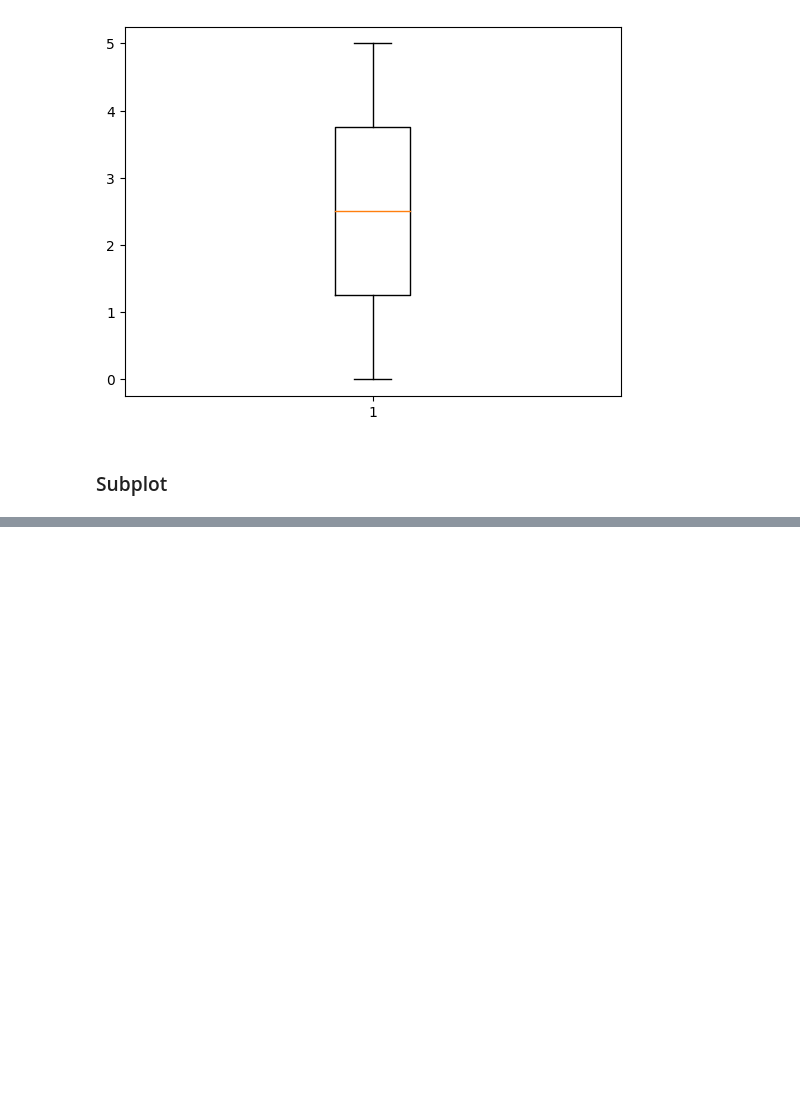
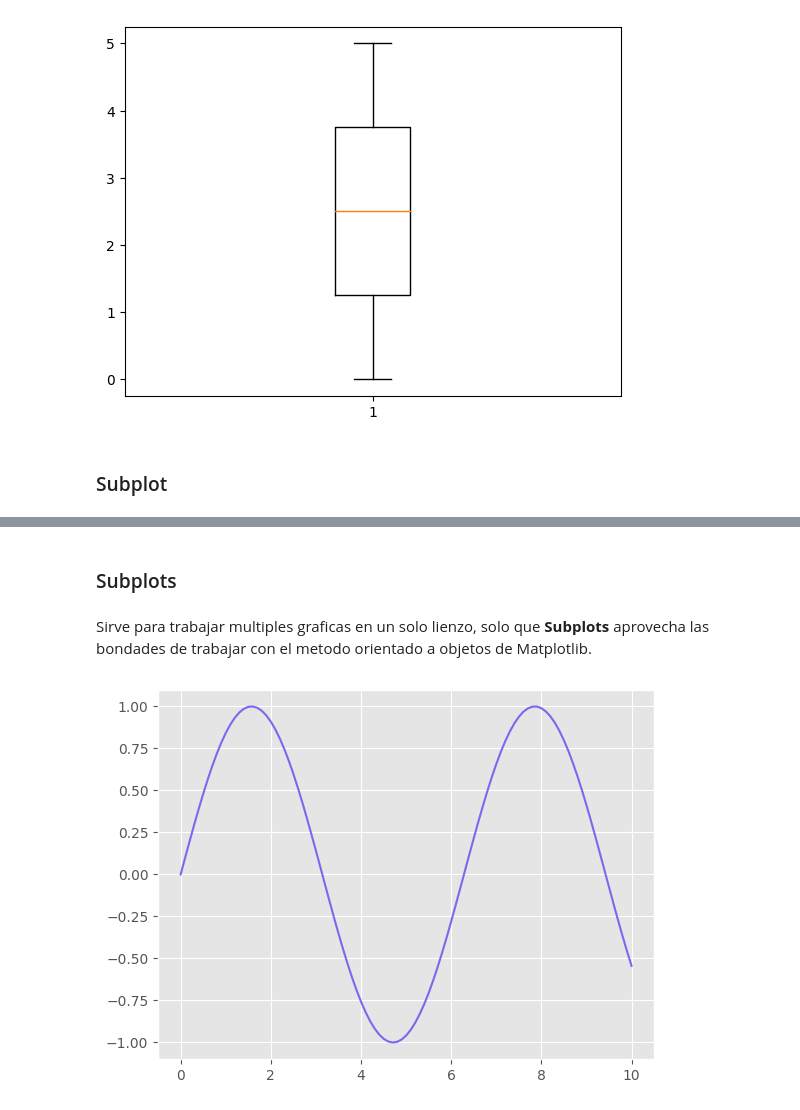
Before and after one commit to alvatorrs/Librerias_Python, a Jupyter notebook: matplotlib_seaborn.ipynb, the cells around one changed output, grey strips where cells are left out. Cells and saved outputs as stored; diff of their text form; code cells hidden in the pictures; blank space fills up the shorter version.

```diff
--- a/matplotlib_seaborn.ipynb
+++ b/matplotlib_seaborn.ipynb
@@ -121,0 +190,18 @@ plt.show()
+# %% [markdown]
+### Subplots
+# %% [markdown]
+Sirve para trabajar multiples graficas en un solo lienzo, solo que **Subplots** aprovecha las bondades de trabajar con el metodo orientado a objetos de Matplotlib.
+# %%
+# Subplots
+import matplotlib.pyplot as plt
+import numpy as np
+
+x = np.linspace(0, 10, 101)
+y = np.sin(x)
+
+plt.style.use('ggplot')
+fig, ax = plt.subplots()
+ax.plot(x, y, 'mediumslateblue')
+plt.show()
+# %% [output]
+[figure, added]
```
Also changed, not shown: parts of 30 cells of this notebook.
